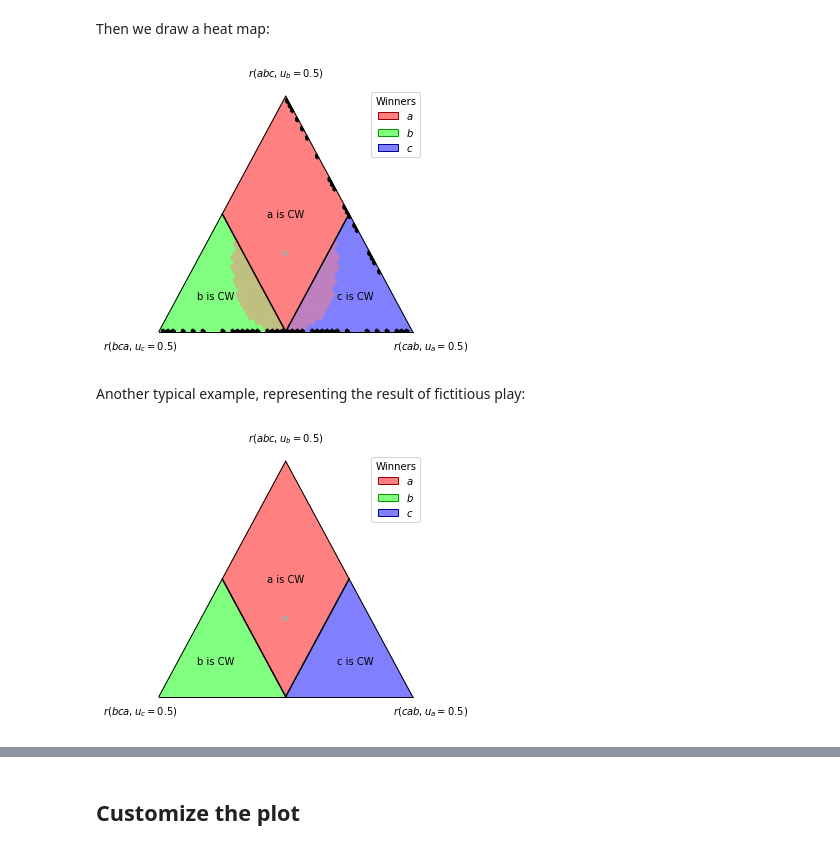
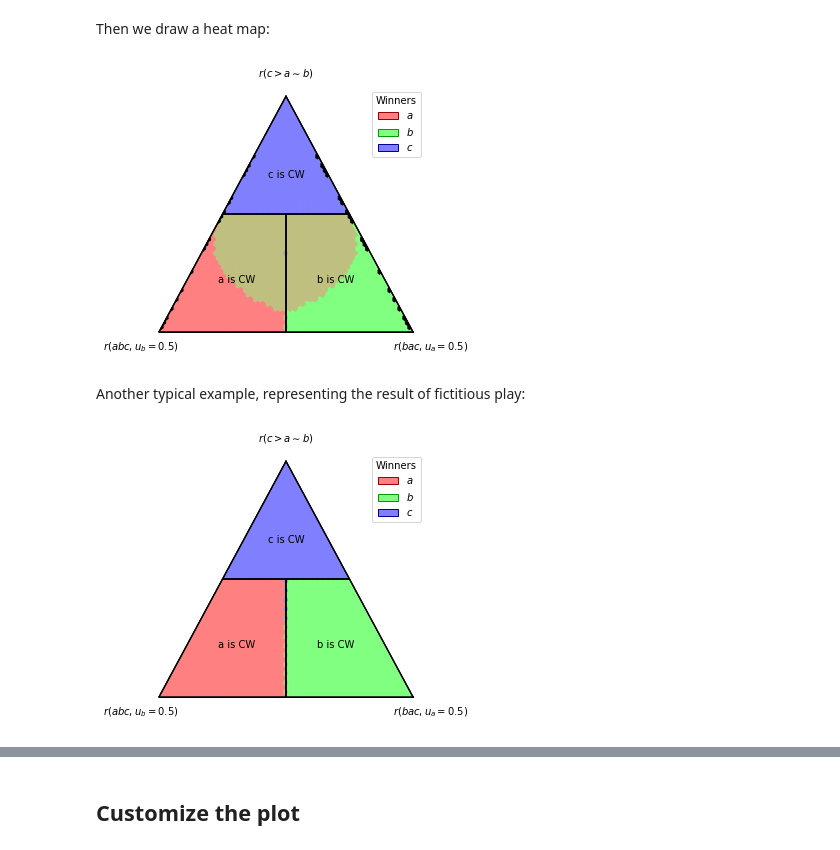
Before and after one commit to francois-durand/poisson_approval, a Jupyter notebook: docs/tutorials/tutorial_ternary_plots.ipynb, the cells around one changed output, grey strips where cells are left out. Saved outputs shown, nothing was run; the diff lists cells and outputs as text; code cells hidden in the pictures.

```diff
--- a/docs/tutorials/tutorial_ternary_plots.ipynb
+++ b/docs/tutorials/tutorial_ternary_plots.ipynb
@@ -7,7 +7,7 @@ Poisson Approval relies on the package ``python-ternary`` to draw plots on the s
 # %%
 def profile_divided_majority(right, top, left):
     return pa.ProfileDiscrete({
-        ('abc', 0.5): top, ('bac', 0.5): left, ('cab', 0.5): right})
+        ('abc', 0.5): left, ('bac', 0.5): right, 'c>a~b': top})
 # %% [markdown]
 ## Intensity Heat Map
 # %% [markdown]
@@ -46,13 +46,13 @@ Then we draw a heat map:
 # %%
 figure, tax = pa.ternary_figure(scale=51)
 tax.heatmap_candidates(winners_at_equilibrium,
-                       right_label='$r(cab, u_a = 0.5)$',
-                       top_label='$r(abc, u_b = 0.5)$',
-                       left_label='$r(bca, u_c = 0.5)$',
+                       left_label='$r(abc, u_b = 0.5)$',
+                       right_label='$r(bac, u_a = 0.5)$',
+                       top_label='$r(c>a\sim b)$',
                        legend_title='Winners')
-tax.annotate_condorcet('cab', 'abc', 'bac')
+tax.annotate_condorcet(left_ranking='abc', right_ranking='bac', top_ranking='c>a~b')
 # %% [output]
-[figure, old version]
+[figure, new version]
 # %% [markdown]
 Another typical example, representing the result of fictitious play:
 # %%
@@ -72,10 +71,10 @@ def winning_frequencies(right, top, left):
 # %%
 figure, tax = pa.ternary_figure(scale=51)
 tax.heatmap_candidates(winning_frequencies,
-                       right_label='$r(cab, u_a = 0.5)$',
-                       top_label='$r(abc, u_b = 0.5)$',
-                       left_label='$r(bca, u_c = 0.5)$',
+                       left_label='$r(abc, u_b = 0.5)$',
+                       right_label='$r(bac, u_a = 0.5)$',
+                       top_label='$r(c>a\sim b)$',
                        legend_title='Winners')
-tax.annotate_condorcet('cab', 'abc', 'bac')
+tax.annotate_condorcet(left_ranking='abc', right_ranking='bac', top_ranking='c>a~b')
 # %% [output]
-[figure, old version]
+[figure, new version]
```
Also changed, not shown: parts of 8 cells of this notebook, 8 other files.
